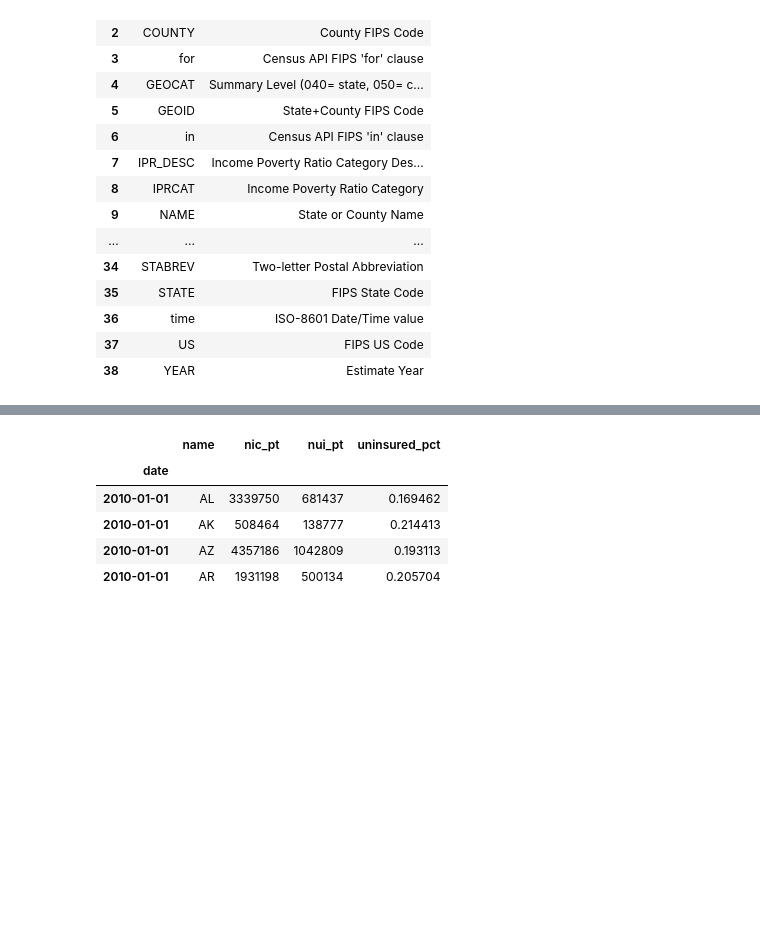
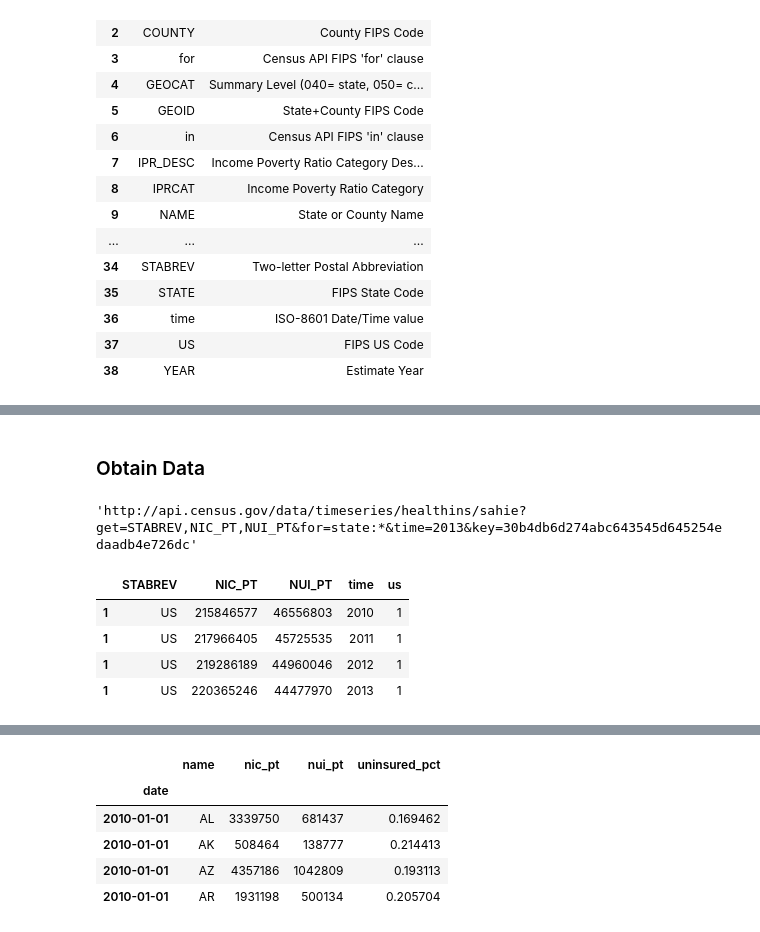
Before and after one commit to NickDoesData/SAHIE, a Jupyter notebook: Health_Insurance.ipynb, the cells around one changed output, grey strips where cells are left out. Cells and saved outputs as stored; diff of their text form; code cells hidden in the pictures; blank space fills up the shorter version.

```diff
--- a/Health_Insurance.ipynb
+++ b/Health_Insurance.ipynb
@@ -78,3 +109,20 @@ def build_url(cols,date, geo):
     "for=%s:*&time=%s&key=%s" % (cols, geo, date, api_key)
 
     return url
+# %% [markdown]
+### Obtain Data
+# %%
+x = build_col_string()
+y = build_url(x, 2013, 'state')
+y
+# %% [output]
+'http://api.census.gov/data/timeseries/healthins/sahie?get=STABREV,NIC_PT,NUI_PT&for=state:*&time=2013&key=30b4db6d274abc643545d645254edaadb4e726dc'
+# %%
+df = get_sahie_data()
+df
+# %% [output]
+|  | STABREV | NIC_PT | NUI_PT | time | us |
+| 1 | US | 215846577 | 46556803 | 2010 | 1 |
+| 1 | US | 217966405 | 45725535 | 2011 | 1 |
+| 1 | US | 219286189 | 44960046 | 2012 | 1 |
+| 1 | US | 220365246 | 44477970 | 2013 | 1 |
```
Also changed, not shown: parts of 27 cells of this notebook.
